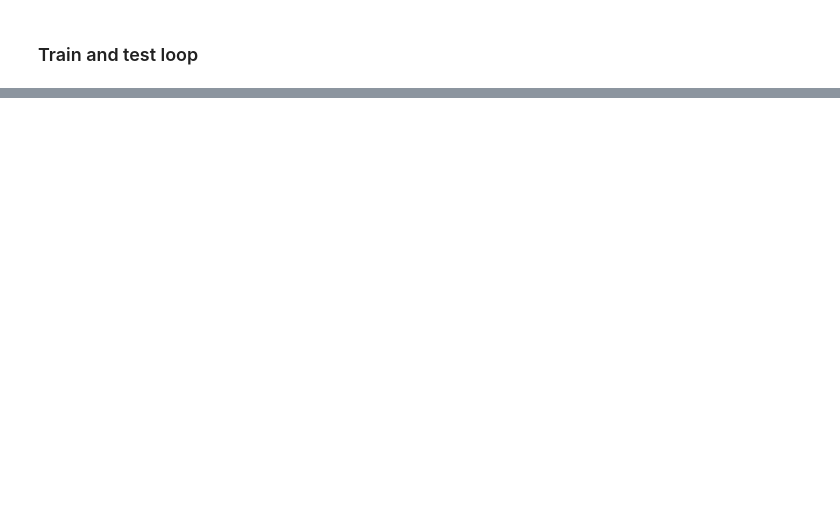
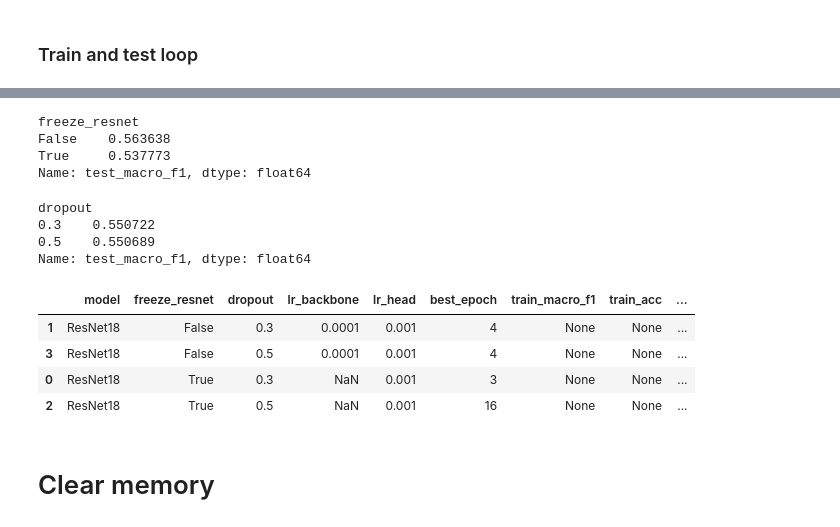
Before and after one commit to cheriechia/genAI-deepL-project, a Jupyter notebook: cnn_for_images.ipynb, the cells around one changed output, grey strips where cells are left out. Drawn from its saved outputs; the diff is of its cells as text; code cells hidden in the pictures; blank space fills up the shorter version.

```diff
--- a/cnn_for_images.ipynb
+++ b/cnn_for_images.ipynb
@@ -414,0 +658,31 @@ Test Confusion Matrix:
+# %%
+# Compare freeze_resnet effects
+df_results.groupby("freeze_resnet")["test_macro_f1"].mean()
+# %% [output]
+freeze_resnet
+False    0.563638
+True     0.537773
+Name: test_macro_f1, dtype: float64
+# %%
+# Compare dropout effects
+df_results.groupby("dropout")["test_macro_f1"].mean()
+# %% [output]
+dropout
+0.3    0.550722
+0.5    0.550689
+Name: test_macro_f1, dtype: float64
+# %%
+# Best epoch per configuration
+df_results.loc[
+    df_results.groupby(
+        ["freeze_resnet", "dropout"]
+    )["test_macro_f1"].idxmax()
+]
+# %% [output]
+|  | model | freeze_resnet | dropout | lr_backbone | lr_head | best_epoch | train_macro_f1 | train_acc | ... |
+| 1 | ResNet18 | False | 0.3 | 0.0001 | 0.001 | 4 | None | None | ... |
+| 3 | ResNet18 | False | 0.5 | 0.0001 | 0.001 | 4 | None | None | ... |
+| 0 | ResNet18 | True | 0.3 | NaN | 0.001 | 3 | None | None | ... |
+| 2 | ResNet18 | True | 0.5 | NaN | 0.001 | 16 | None | None | ... |
+# %% [markdown]
+# Clear memory
```
Also changed, not shown: parts of 20 cells of this notebook, 5 other files.
